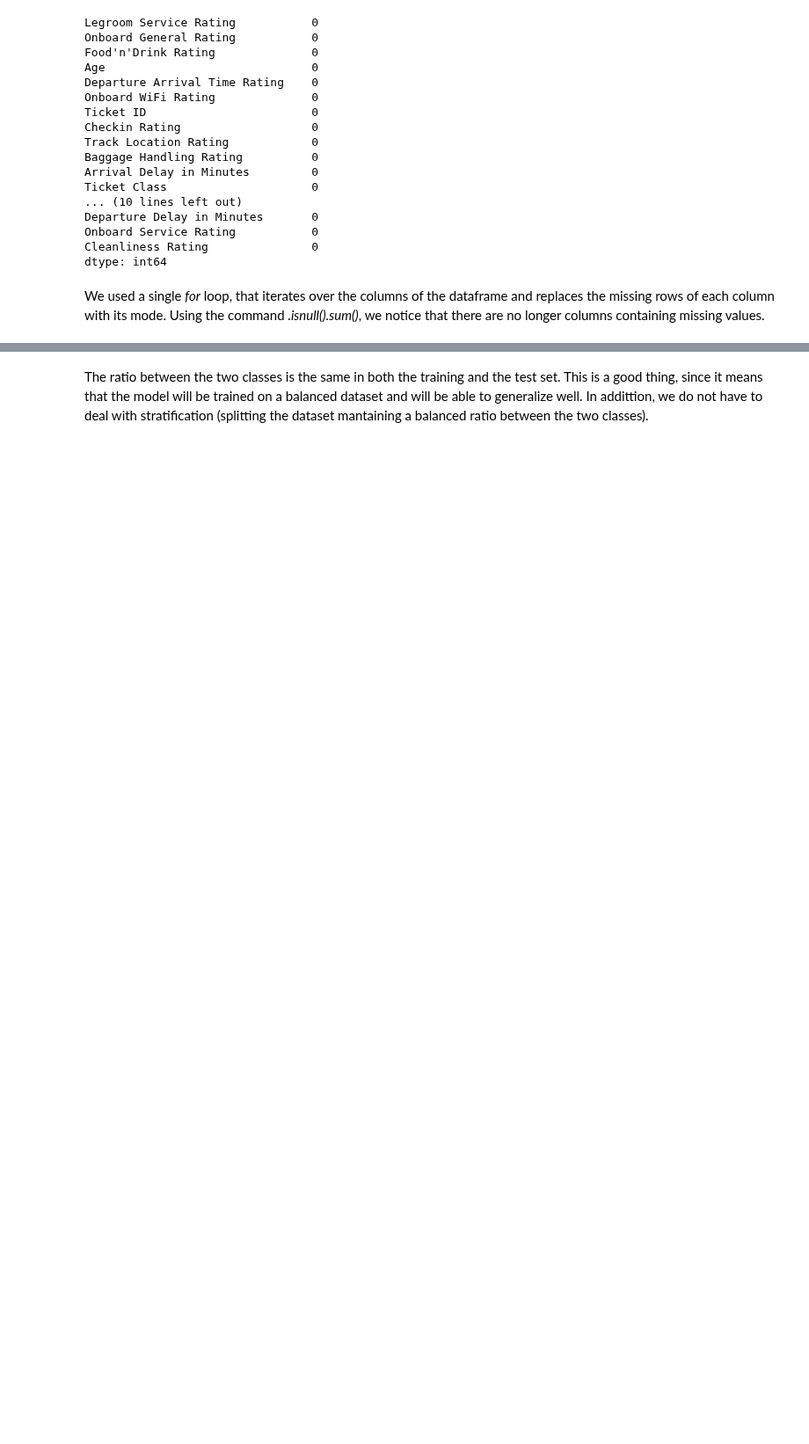
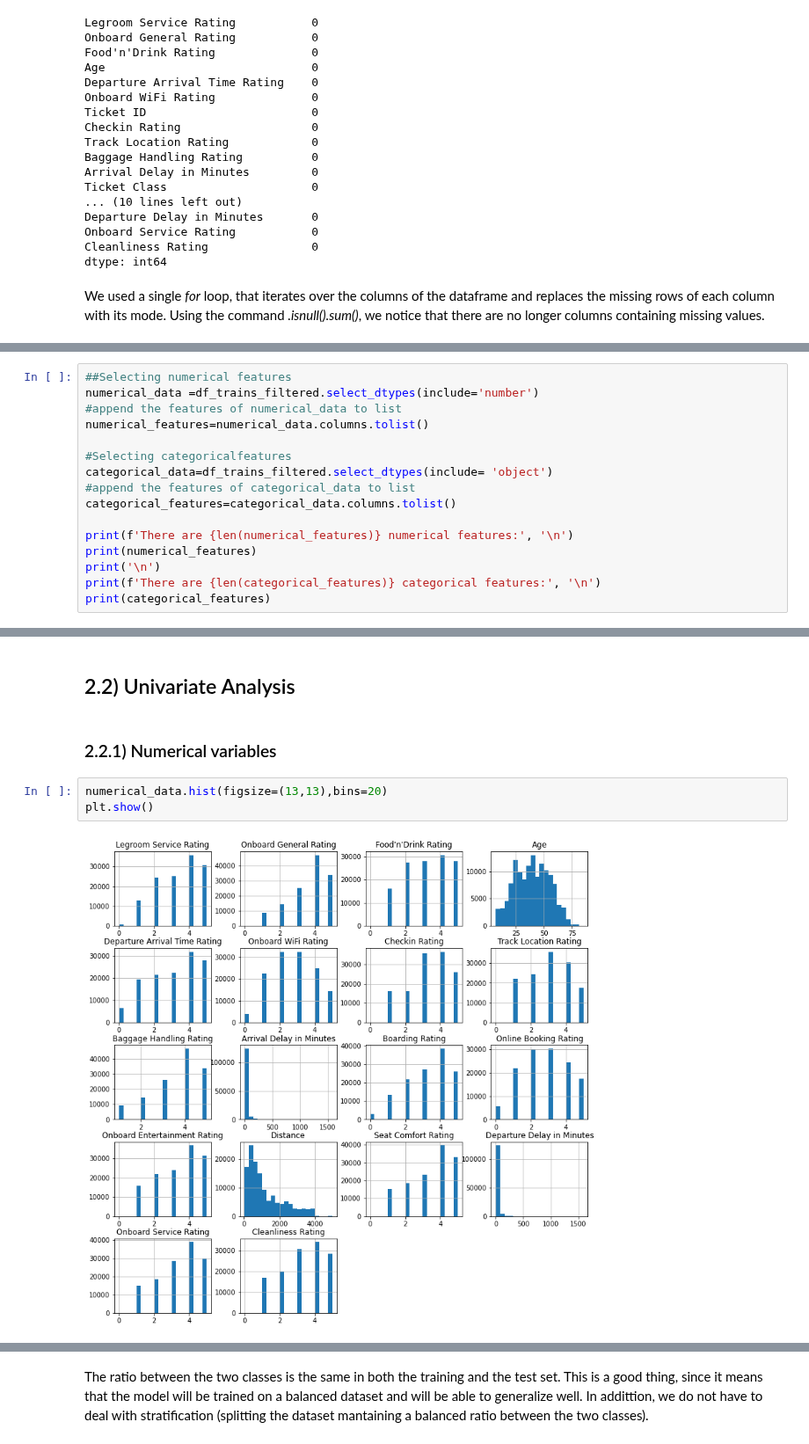
Before and after one commit to Mturco3/AI-ML-Project-2023-2024-285251, a Jupyter notebook: main.ipynb, the cells around one changed output, grey strips where cells are left out. Shown at 88% size. Cells and saved outputs as stored; diff of their text form; blank space fills up the shorter version.

```diff
--- a/main.ipynb
+++ b/main.ipynb
@@ -627,0 +219,16 @@ Filtered DataFrame: (129880, 17)
+# %%
+##Selecting numerical features
+numerical_data =df_trains_filtered.select_dtypes(include='number')
+#append the features of numerical_data to list
+numerical_features=numerical_data.columns.tolist()
+
+#Selecting categoricalfeatures
+categorical_data=df_trains_filtered.select_dtypes(include= 'object')
+#append the features of categorical_data to list
+categorical_features=categorical_data.columns.tolist()
+
+print(f'There are {len(numerical_features)} numerical features:', '\n')
+print(numerical_features)
+print('\n')
+print(f'There are {len(categorical_features)} categorical features:', '\n')
+print(categorical_features)
@@ -730,0 +308,9 @@ y_test shape: (22682,)
+# %% [markdown]
+## 2.2) Univariate Analysis
+# %% [markdown]
+### 2.2.1) Numerical variables
+# %%
+numerical_data.hist(figsize=(13,13),bins=20)
+plt.show()
+# %% [output]
+[figure, added]
```
Also changed, not shown: parts of 204 cells of this notebook, 2 other files.
